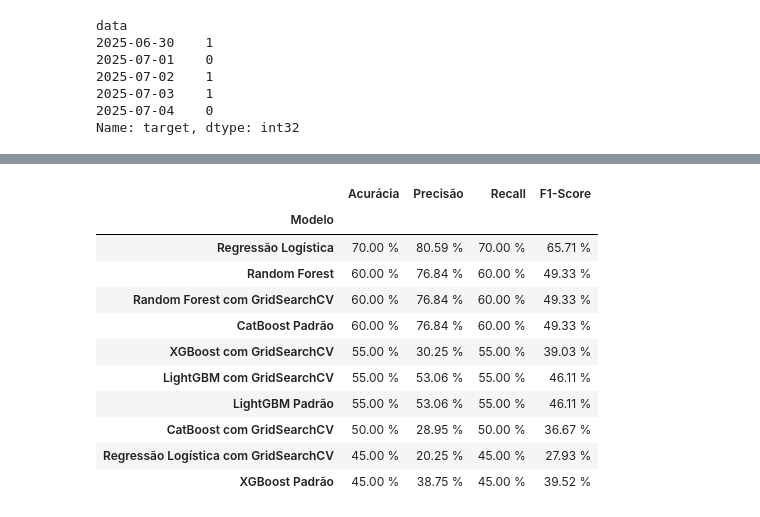
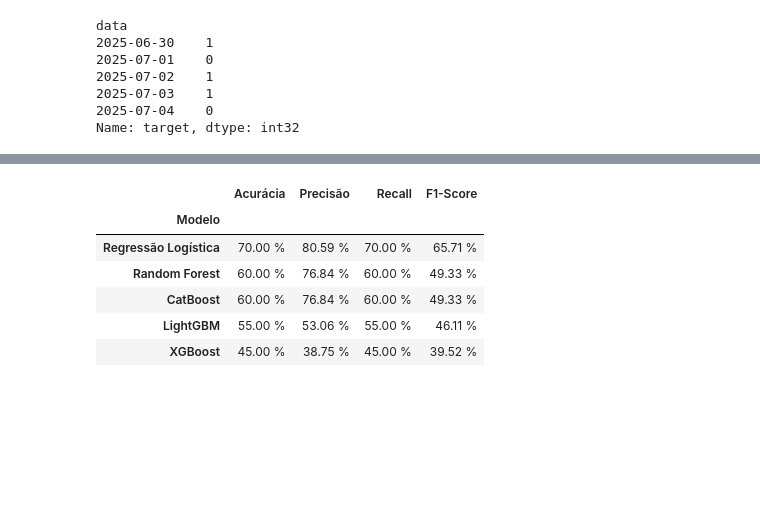
Before and after one commit to RicardViana/fiap-Machine-Learning-and-Time-Series, a Jupyter notebook: tech_challenge_fase_2.ipynb, the cells around one changed output, grey strips where cells are left out. Cells and saved outputs as stored; diff of their text form; code cells hidden in the pictures; blank space fills up the shorter version.

```diff
--- a/tech_challenge_fase_2.ipynb
+++ b/tech_challenge_fase_2.ipynb
@@ -507,21 +507,17 @@ previsao_rl = modelo_rl.predict(x_test_scaled)
 # %%
 # Treinar o modelo e gerar a previsao - Random Forest
 
-modelo_rf = RandomForestClassifier(n_estimators=500, random_state=42)
+modelo_rf = RandomForestClassifier(n_estimators=100, random_state=42)
 modelo_rf.fit(x_train_scaled, y_train)
 previsao_rf = modelo_rf.predict(x_test_scaled)
 # %%
-# Importar o modelo XGBoost
-
 # 1. Criação do modelo base com parâmetros padrão
 # Definimos apenas o random_state para garantir a reprodutibilidade dos resultados.
 # O restante dos parâmetros será o padrão da biblioteca.
-modelo_xgb_default = XGBClassifier(random_state=42)
+modelo_xgb = XGBClassifier(random_state=42)
 
 # 2. Treinamento do modelo
-print("Iniciando o treinamento do XGBoost (Parâmetros Padrão)...")
-modelo_xgb_default.fit(x_train_scaled, y_train)
-print("Treinamento finalizado.")
+modelo_xgb.fit(x_train_scaled, y_train)
 
 # 3. Fazendo a previsão
-previsao_xgb_default = modelo_xgb_default.predict(x_test_scaled)
+previsao_xgb = modelo_xgb.predict(x_test_scaled)
@@ -531,14 +524,10 @@ Treinamento finalizado.
 # %%
-
-
 # 1. Criação do modelo base com parâmetros padrão
-modelo_lgbm_default = LGBMClassifier(random_state=42)
+modelo_lgbm = LGBMClassifier(random_state=42)
 
 # 2. Treinamento do modelo
-print("Iniciando o treinamento do LightGBM (Parâmetros Padrão)...")
-modelo_lgbm_default.fit(x_train_scaled, y_train)
-print("Treinamento finalizado.")
+modelo_lgbm.fit(x_train_scaled, y_train)
 
 # 3. Fazendo a previsão
-previsao_lgbm_default = modelo_lgbm_default.predict(x_test_scaled)
+previsao_lgbm = modelo_lgbm.predict(x_test_scaled)
 # %% [output]
@@ -554,14 +541,10 @@ Treinamento finalizado.
 # %%
-
-
 # 1. Criação do modelo base com parâmetros padrão
 # Usamos verbose=0 para um output mais limpo.
-modelo_cat_default = CatBoostClassifier(random_state=42, verbose=0)
+modelo_cat = CatBoostClassifier(random_state=42, verbose=0)
 
 # 2. Treinamento do modelo
-print("Iniciando o treinamento do CatBoost (Parâmetros Padrão)...")
-modelo_cat_default.fit(x_train_scaled, y_train)
-print("Treinamento finalizado.")
+modelo_cat.fit(x_train_scaled, y_train)
 
 # 3. Fazendo a previsão
-previsao_cat_default = modelo_cat_default.predict(x_test_scaled)
+previsao_cat = modelo_cat.predict(x_test_scaled)
@@ -726,48 +555,38 @@ Melhores parâmetros encontrados para CatBoost: {'depth': 6, 'iterations': 100,
 resultados = [
     ("Regressão Logística", y_test, previsao_rl),
     ("Random Forest", y_test, previsao_rf),
-    ("Regressão Logística com GridSearchCV", y_test, previsao_rl_grid),
-    ("Random Forest com GridSearchCV", y_test, previsao_rf_grid),
-    ("XGBoost com GridSearchCV", y_test, previsao_xgb_grid),
-    ("LightGBM com GridSearchCV", y_test, previsao_lgbm_grid),
-    ("CatBoost com GridSearchCV", y_test, previsao_cat_grid),
-    ("XGBoost Padrão", y_test, previsao_xgb_default),
-    ("LightGBM Padrão", y_test, previsao_lgbm_default),
-    ("CatBoost Padrão", y_test, previsao_cat_default)
+    ("XGBoost", y_test, previsao_xgb),
+    ("LightGBM", y_test, previsao_lgbm),
+    ("CatBoost", y_test, previsao_cat)
 ]
 
 # Criar um data frame com os resultados
 performance = pd.DataFrame(
     columns=["Modelo", "Acurácia", "Precisão", "Recall", "F1-Score"]
 )
 
 for nome_modelo, y_verdadeiro, y_previsto in resultados:
 
     report = classification_report(y_verdadeiro, y_previsto, output_dict=True, zero_division=0)
 
     performance.loc[performance.shape[0]] = {
         "Modelo": nome_modelo,
         "Acurácia": report["accuracy"],
         "Precisão": report["weighted avg"]["precision"],
         "Recall": report["weighted avg"]["recall"],
         "F1-Score": report["weighted avg"]["f1-score"],
     }
 
 performance.set_index("Modelo", inplace=True)
 performance = performance.map(lambda x: f"{(100 * x):.2f} %")
 performance.sort_values(by="Acurácia", ascending=False, inplace=True)
 
 display(performance)
 # %% [output]
 |  | Acurácia | Precisão | Recall | F1-Score |
 | Modelo |  |  |  |  |
 | Regressão Logística | 70.00 % | 80.59 % | 70.00 % | 65.71 % |
 | Random Forest | 60.00 % | 76.84 % | 60.00 % | 49.33 % |
-| Random Forest com GridSearchCV | 60.00 % | 76.84 % | 60.00 % | 49.33 % |
-| CatBoost Padrão | 60.00 % | 76.84 % | 60.00 % | 49.33 % |
-| XGBoost com GridSearchCV | 55.00 % | 30.25 % | 55.00 % | 39.03 % |
-| LightGBM com GridSearchCV | 55.00 % | 53.06 % | 55.00 % | 46.11 % |
-| LightGBM Padrão | 55.00 % | 53.06 % | 55.00 % | 46.11 % |
-| CatBoost com GridSearchCV | 50.00 % | 28.95 % | 50.00 % | 36.67 % |
-| Regressão Logística com GridSearchCV | 45.00 % | 20.25 % | 45.00 % | 27.93 % |
-| XGBoost Padrão | 45.00 % | 38.75 % | 45.00 % | 39.52 % |
+| CatBoost | 60.00 % | 76.84 % | 60.00 % | 49.33 % |
+| LightGBM | 55.00 % | 53.06 % | 55.00 % | 46.11 % |
+| XGBoost | 45.00 % | 38.75 % | 45.00 % | 39.52 % |
```
Also changed, not shown: parts of 8 cells of this notebook.
